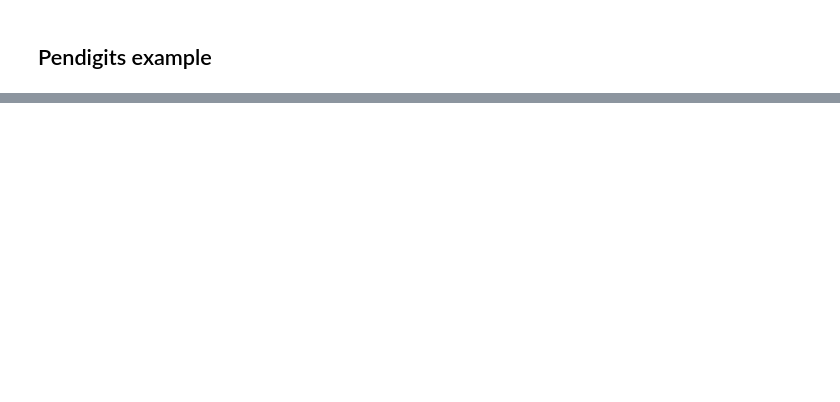
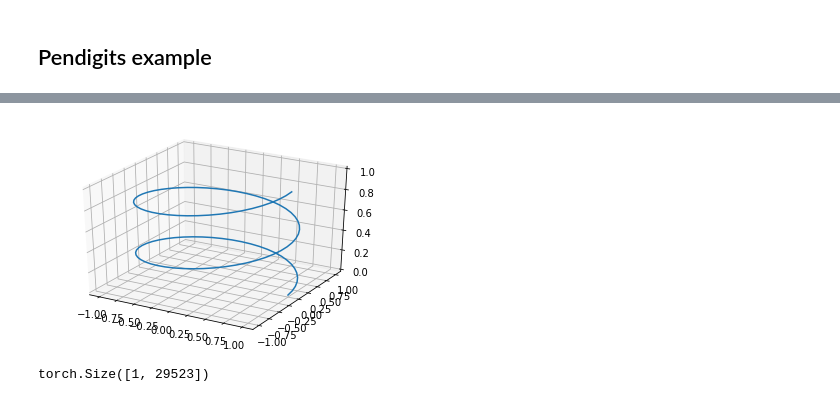
Before and after one commit to LinusBleistein/Signature-inversion, a Jupyter notebook: Insertion algorithm.ipynb, the cells around one changed output, grey strips where cells are left out. Saved outputs shown, nothing was run; the diff lists cells and outputs as text; code cells hidden in the pictures; blank space fills up the shorter version.

```diff
--- a/Insertion algorithm.ipynb
+++ b/Insertion algorithm.ipynb
@@ -98,0 +198,24 @@ plt.show()
+# %%
+from mpl_toolkits.mplot3d import Axes3D
+
+time=np.linspace(0,1,num=100)
+
+path=torch.tensor(np.transpose(np.array([np.cos(4*math.pi*time),np.sin(4*math.pi*time),time])))
+#path=torch.cat((path,path))
+#path=torch.cat((path,torch.flip(path,[0])))
+
+fig = plt.figure()
+ax = fig.gca(projection='3d')
+ax.plot(path[:,0],path[:,1],path[:,2],linestyle='-')
+plt.show()
+# %% [output]
+[figure, added]
+# %%
+n=8
+
+signature = signatory.signature(path.unsqueeze(0), n+1)
+print(signature.shape)
+
+reconstructed_path=invert_signature(signature,n,path[0,:],3)
+# %% [output]
+torch.Size([1, 29523])
```
Also changed, not shown: parts of 17 cells of this notebook.
